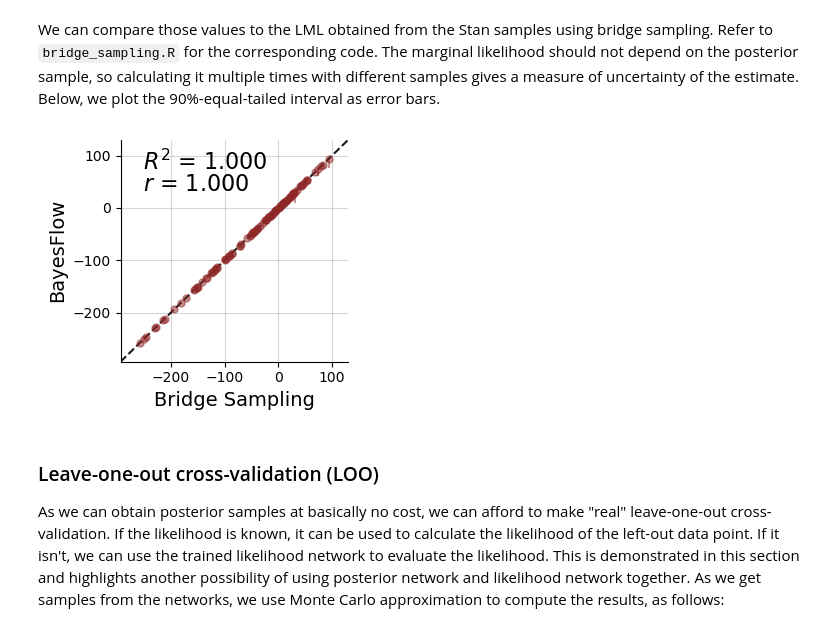
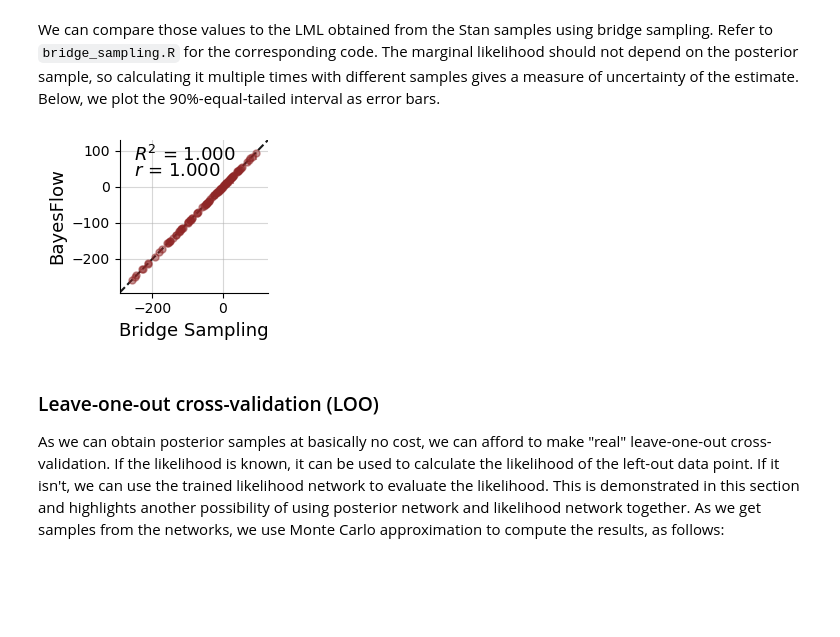
Before and after one commit to bayesflow-org/JANA-Paper, a Jupyter notebook: experiments/diffusion_model/01_joint.ipynb, the cells around one changed output. Cells and saved outputs as stored; diff of their text form; code cells hidden in the pictures; blank space fills up the shorter version.

Commit message:
diffusion_model: Further adaptations to figures

```diff
--- a/experiments/diffusion_model/01_joint.ipynb
+++ b/experiments/diffusion_model/01_joint.ipynb
@@ -499,15 +500,16 @@ bridge_sampling = pd.read_csv("assets/bmc_results_100.csv", sep=" ")
 # %%
 from plotting_functions import compare_point_estimates
 f = compare_point_estimates(bridge_sampling['LML'][:N_LML].to_numpy()[:, np.newaxis],
                             np.nanmedian(marginal_likelihoods, axis=1)[:,np.newaxis],
                             u_y=equal_tailed(marginal_likelihoods, axis=1)[:,:,np.newaxis],
                             label_x = "Bridge Sampling", label_y="BayesFlow",
+                            label_fontsize=13, metric_fontsize=13,
                             # param_names=["Log Marginal Likelihood"],
-                            param_names=[""], fig_size=(3.3,3), markersize=5
+                            param_names=[""], fig_size=(2.5, 2.3), markersize=5
                             )
-if save_figs: f.savefig(f'{fig_path}/LML_comparison.pdf', dpi=300)
+if save_figs: f.savefig(f'{fig_path}/LML_comparison.pdf', dpi=300, bbox_inches = 'tight')
 # %% [output]
-[figure, old version]
+[figure, new version]
 # %% [markdown]
 ### Leave-one-out cross-validation (LOO)
 As we can obtain posterior samples at basically no cost, we can afford to make "real" leave-one-out cross-validation. If the likelihood is known, it can be used to calculate the likelihood of the left-out data point. If it isn't, we can use the trained likelihood network to evaluate the likelihood. This is demonstrated in this section and highlights another possibility of using posterior network and likelihood network together. As we get samples from the networks, we use Monte Carlo approximation to compute the results, as follows:
```
Also changed, not shown: parts of 8 cells of this notebook, 3 other files.
